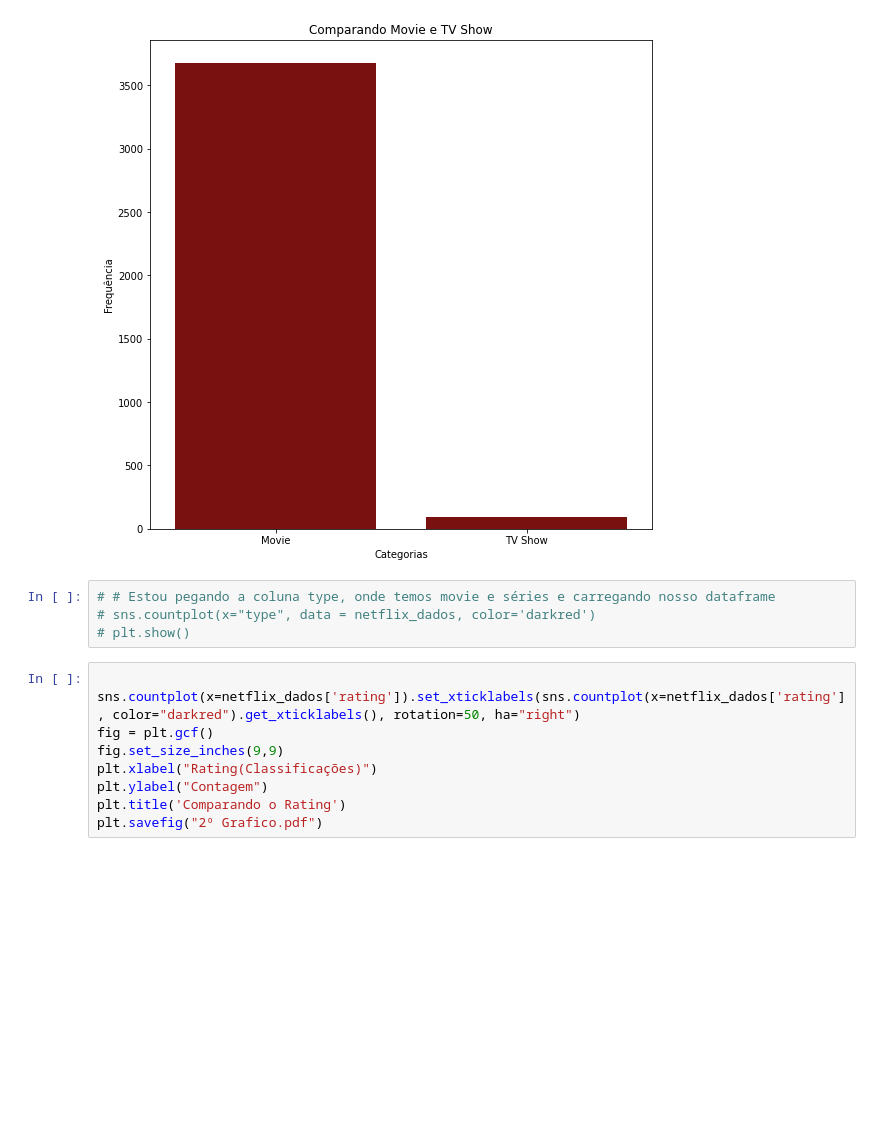
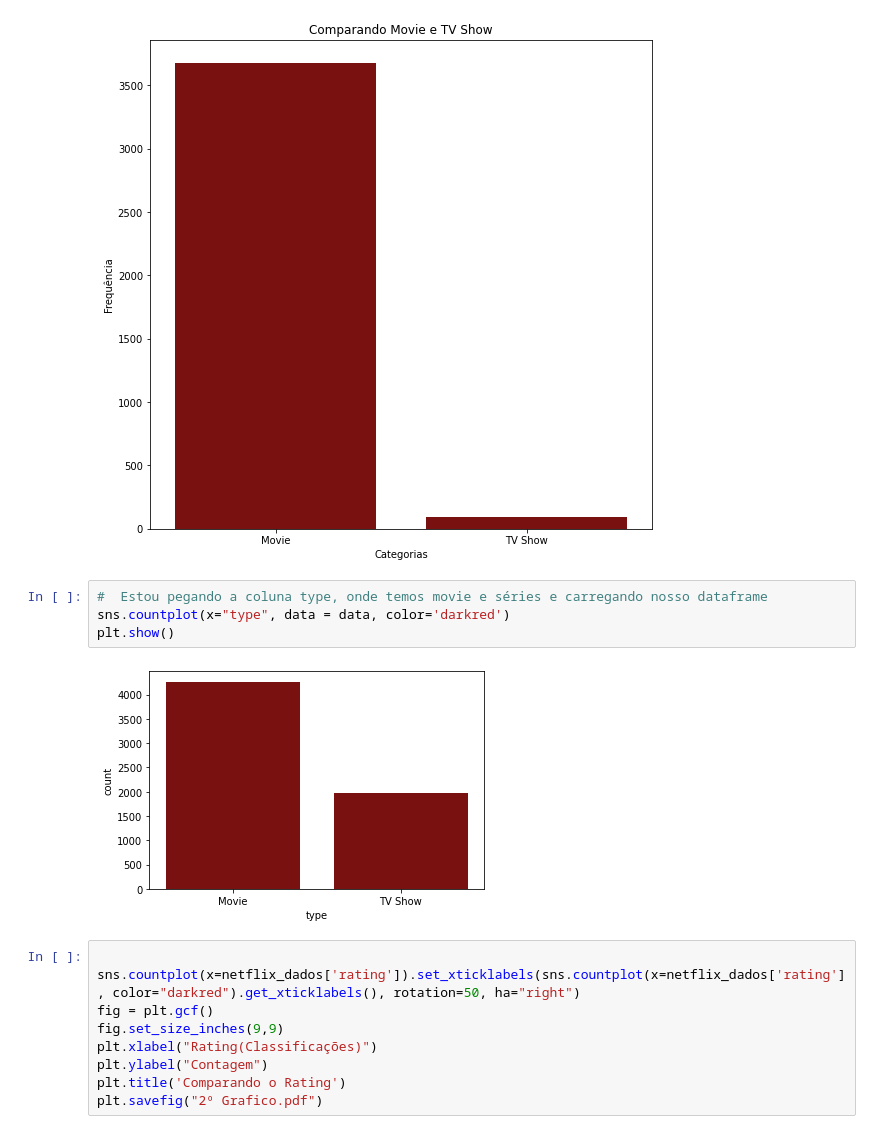
Before and after one commit to Hugox96/Netfliz_Python, a Jupyter notebook: Netflix.ipynb, the cells around one changed output. Drawn from its saved outputs; the diff is of its cells as text; blank space fills up the shorter version.

```diff
--- a/Netflix.ipynb
+++ b/Netflix.ipynb
@@ -137,9 +137,11 @@ plt.savefig("1º Grafico.pdf")
 # %% [output]
 [figure]
 # %%
-# # Estou pegando a coluna type, onde temos movie e séries e carregando nosso dataframe
-# sns.countplot(x="type", data = netflix_dados, color='darkred')
-# plt.show()
+#  Estou pegando a coluna type, onde temos movie e séries e carregando nosso dataframe
+sns.countplot(x="type", data = data, color='darkred')
+plt.show()
+# %% [output]
+[figure, added]
 # %%
 
 sns.countplot(x=netflix_dados['rating']).set_xticklabels(sns.countplot(x=netflix_dados['rating'], color="darkred").get_xticklabels(), rotation=50, ha="right")
```
Also changed, not shown: parts of 2 cells of this notebook, 3 other files.
